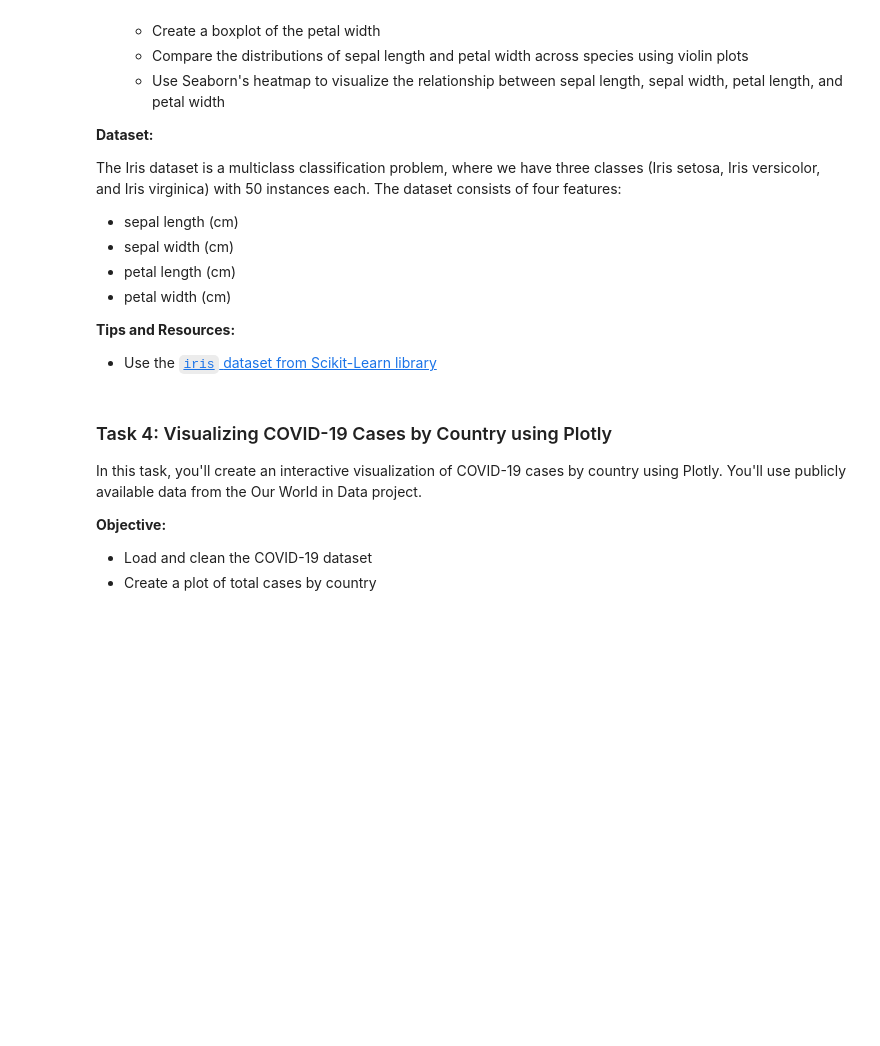
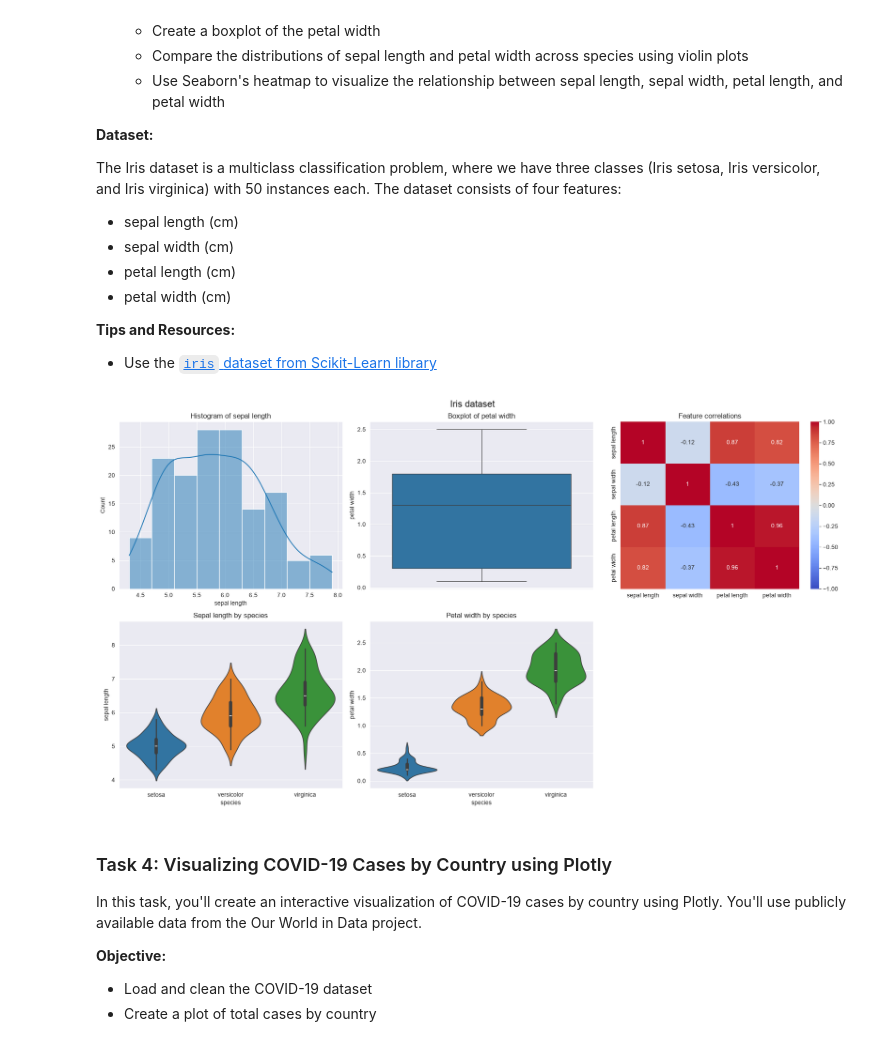
Before and after one commit to botascan/aaip, a Jupyter notebook: 04-MatplotlibSeaborn.ipynb, the cells around one changed output. Cells and saved outputs as stored; diff of their text form; code cells hidden in the pictures; blank space fills up the shorter version.

```diff
--- a/04-MatplotlibSeaborn.ipynb
+++ b/04-MatplotlibSeaborn.ipynb
@@ -403,3 +535,50 @@ raise NotImplementedError()
+# %%
+# YOUR CODE HERE
+import matplotlib.pyplot as plt
+import seaborn as sns
+from sklearn.datasets import load_iris
+
+# Load data as a DataFrame
+iris = load_iris(as_frame=True)
+iris_df = iris.frame.rename(columns=lambda c: c.replace(" (cm)", ""))
+iris_df["species"] = iris.target_names[iris.target]
+
+features = ["sepal length", "sepal width", "petal length", "petal width"]
+
+# ONE figure, 2x3 grid of subplots
+fig, axes = plt.subplots(2, 3, figsize=(18, 10))
+
+# 1. Histogram of sepal length
+sns.histplot(data=iris_df, x="sepal length", kde=True, ax=axes[0, 0])
+axes[0, 0].set_title("Histogram of sepal length")
+
+# 2. Boxplot of petal width
+sns.boxplot(data=iris_df, y="petal width", ax=axes[0, 1])
+axes[0, 1].set_title("Boxplot of petal width")
+
+# 3. Heatmap of the correlations between the four features
+sns.heatmap(iris_df[features].corr(), annot=True, cmap="coolwarm",
+            vmin=-1, vmax=1, ax=axes[0, 2])
+axes[0, 2].set_title("Feature correlations")
+
+# 4. Violin plot: sepal length by species
+sns.violinplot(data=iris_df, x="species", y="sepal length",
+               hue="species", ax=axes[1, 0])
+axes[1, 0].set_title("Sepal length by species")
+
+# 5. Violin plot: petal width by species
+sns.violinplot(data=iris_df, x="species", y="petal width",
+               hue="species", ax=axes[1, 1])
+axes[1, 1].set_title("Petal width by species")
+
+# Unused cell
+axes[1, 2].axis("off")
+
+fig.suptitle("Iris dataset", fontsize=16)
+plt.tight_layout()
+plt.show()
+# %% [output]
+[figure, added]
 # %% [markdown]
 ### Task 4: Visualizing COVID-19 Cases by Country using Plotly
 
```
Also changed, not shown: parts of 15 cells of this notebook, 1 other file.
